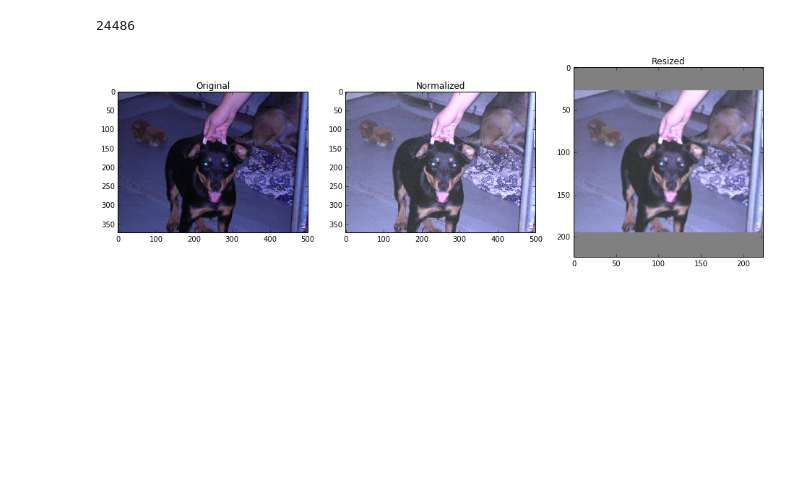
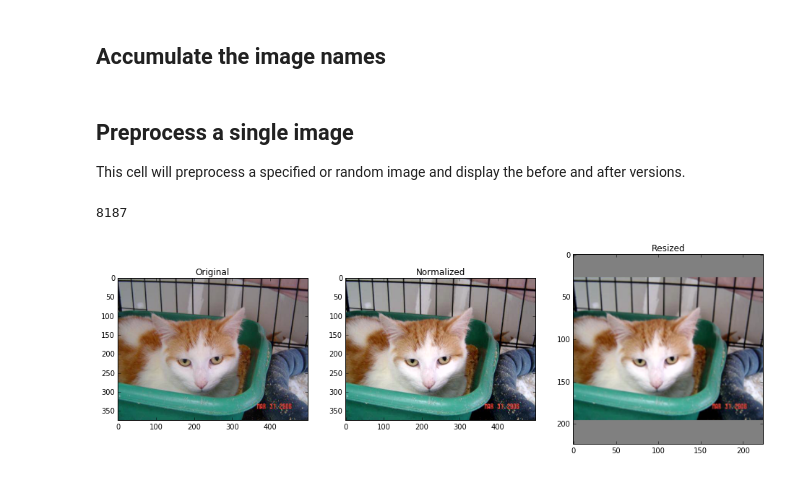
Before and after one commit to gauss256/dogs-vs-cats, a Jupyter notebook: Image Preprocessing.ipynb, the cells around one changed output. Cells and saved outputs as stored; diff of their text form; code cells hidden in the pictures; blank space fills up the shorter version.

```diff
--- a/Image Preprocessing.ipynb
+++ b/Image Preprocessing.ipynb
@@ -73,6 +84,8 @@ def resize_image(img, size):
     img_pad.paste(img_res, ulc)
 
     return img_pad
+# %% [markdown]
+## Accumulate the image names
 # %%
 TRAIN_DIR = 'data/train/'
 TEST_DIR = 'data/test/'
@@ -82,37 +95,44 @@ train_dogs = sorted(glob.glob(os.path.join(TRAIN_DIR, 'dog*.jpg')), key=natural_
 train_all = train_cats + train_dogs
 
 test_all = sorted(glob.glob(os.path.join(TEST_DIR, '*.jpg')), key=natural_key)
+# %% [markdown]
+## Preprocess a single image
+This cell will preprocess a specified or random image and display the before and after versions.
 # %%
 SIZE = 224  # for ImageNet models compatibility
 
 # Read the image
-# idx = np.random.randint(0, len(train_all))
-idx = 24486
+choose_random_image = True
+if choose_random_image:
+    idx = np.random.randint(0, len(train_all))
+else:
+    idx = 24486
 print(idx)
 path = train_all[idx]
 img = Image.open(path)
 
 # Normalize it
 img_nrm = norm_image(img)
+
 
 # Resize it
 img_res = resize_image(img_nrm, SIZE)
 
 # Show it
 plt.figure(figsize=(16,8))
 plt.subplot(131)
 plt.title('Original')
 plt.imshow(img)
 
 plt.subplot(132)
 plt.title('Normalized')
 plt.imshow(img_nrm)
 
 plt.subplot(133)
 plt.title('Resized')
 plt.imshow(img_res)
 
 plt.show()
 # %% [output]
-24486
+8187
-[figure, old version]
+[figure, new version]
```
Also changed, not shown: parts of 6 cells of this notebook, 1 other file.
